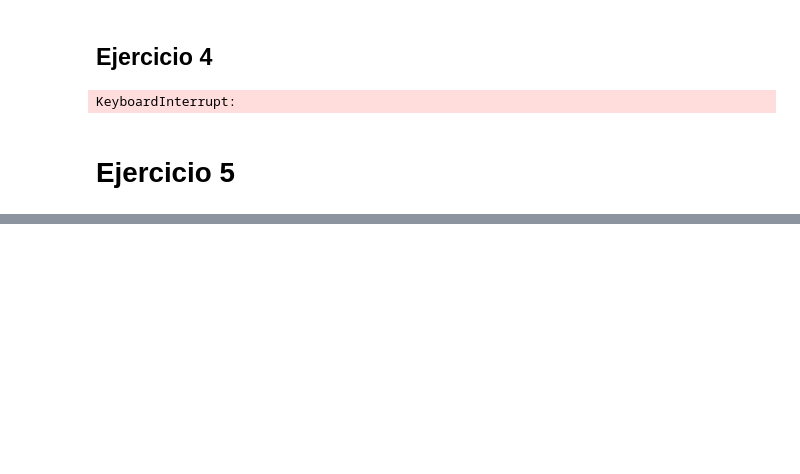
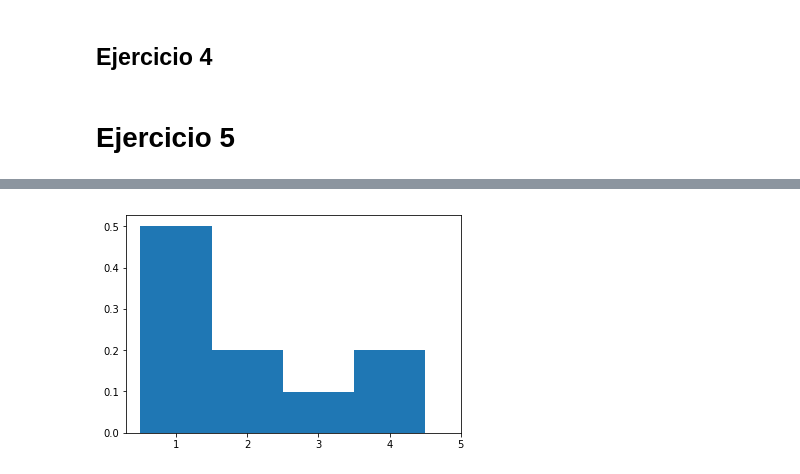
Before and after one commit to gonzalpetraglia/tp1-simu, a Jupyter notebook: TP1.ipynb, the cells around one changed output, grey strips where cells are left out. Saved outputs shown, nothing was run; the diff lists cells and outputs as text; code cells hidden in the pictures; blank space fills up the shorter version.

Commit message:
Finish 5 and 6 and start 7

```diff
--- a/TP1.ipynb
+++ b/TP1.ipynb
@@ -82,38 +80,36 @@ mean_exp, mode_exp, variance_exp
 # %% [markdown]
 ## Ejercicio 4
 # %%
-def norm_pdf(x, loc, scale):
-    return norm.pdf(x, loc=loc, scale=scale)
+# def norm_pdf(x, loc, scale):
+#    return norm.pdf(x, loc=loc, scale=scale)
 
-def make_norm_acc_rej(loc=0, scale=1):
-    def norm_acc_rej():
-        start = True
-        while start or y > norm_pdf(x, loc, scale):
-            start = False
-            x = (own_rand() - 0.5) * scale + loc
-            y = own_rand() * norm_pdf(loc, loc, scale)
-        return y
-    return norm_acc_rej
+#def make_norm_acc_rej(loc=0, scale=1):
+#    def norm_acc_rej():
+#        start = True
+#        while start or y > norm_pdf(x, loc, scale):
+#            start = False
+#            x = (own_rand() - 0.5) * scale + loc
+#            y = own_rand() * norm_pdf(loc, loc, scale)
+#        return y
+#   return norm_acc_rej
 
-def norm_acc_rej_vector(qty, loc=0, scale=1):
-    own_acc_rej = make_norm_acc_rej(loc, scale)
-    return [own_acc_rej() for i in range(qty)]
+# def norm_acc_rej_vector(qty, loc=0, scale=1):
+#     own_acc_rej = make_norm_acc_rej(loc, scale)
+#     return [own_acc_rej() for i in range(qty)]
 
-normal_sample2 = norm_acc_rej_vector(10, 35, 5)
+# normal_sample2 = norm_acc_rej_vector(10, 35, 5)
 
-bins_values, bins_edges, _ = plt.hist(normal_sample2, bins=100, color='#ff000055', density=True)
-bins_normal = zip(bins_values, bins_edges[:-1])
+# bins_values, bins_edges, _ = plt.hist(normal_sample2, bins=100, color='#ff000055', density=True)
+# bins_normal = zip(bins_values, bins_edges[:-1])
 
-normal_control_group = [np.random.rand() for i in range(10**5)]
-plt.hist(normal_sample2, bins=100, color='#00ff0055', density=True)
+# normal_control_group = [np.random.rand() for i in range(10**5)]
+# plt.hist(normal_sample2, bins=100, color='#00ff0055', density=True)
 
-plt.show()
+# plt.show()
-# %% [output]
-KeyboardInterrupt:
 # %% [markdown]
 # Ejercicio 5
 # %%
-def inv_distribution(u):
+def empiric_inv_distribution(u):
     if u <= 0.5:
         return 1
     elif u <= 0.7:
@@ -123,15 +119,15 @@ def inv_distribution(u):
     else:
         return 4
 
-inv_distribution_vector = np.vectorize(inv_distribution)
-sample = inv_distribution_vector(rand_u_vector(10**5))
+def gen_empiric():
+    return empiric_inv_distribution(own_rand_u())
 
-initial_values =
-{0 for i in range(4)}
-categorical_hist = reduce(lambda values_vector, x: values_vector[x - 1] += 1,
-                          sample,
-                          initial_values)
+empiric_sample = [gen_empiric() for i in range(10**5)]
 
-plt.plot(categorical_hist)
+
+bins_empiric = np.arange(0.5, 5.5, 1)
+
+plt.hist(empiric_sample, bins=bins_empiric, density=True)
+plt.xticks(np.arange(1,6,1))
 plt.show()
 # %% [output]
@@ -138,0 +134 @@ SyntaxError: invalid syntax (<ipython-input-18-9548cf7179cf>, line 15)
+[figure, added]
```
Also changed, not shown: parts of 9 cells of this notebook.
